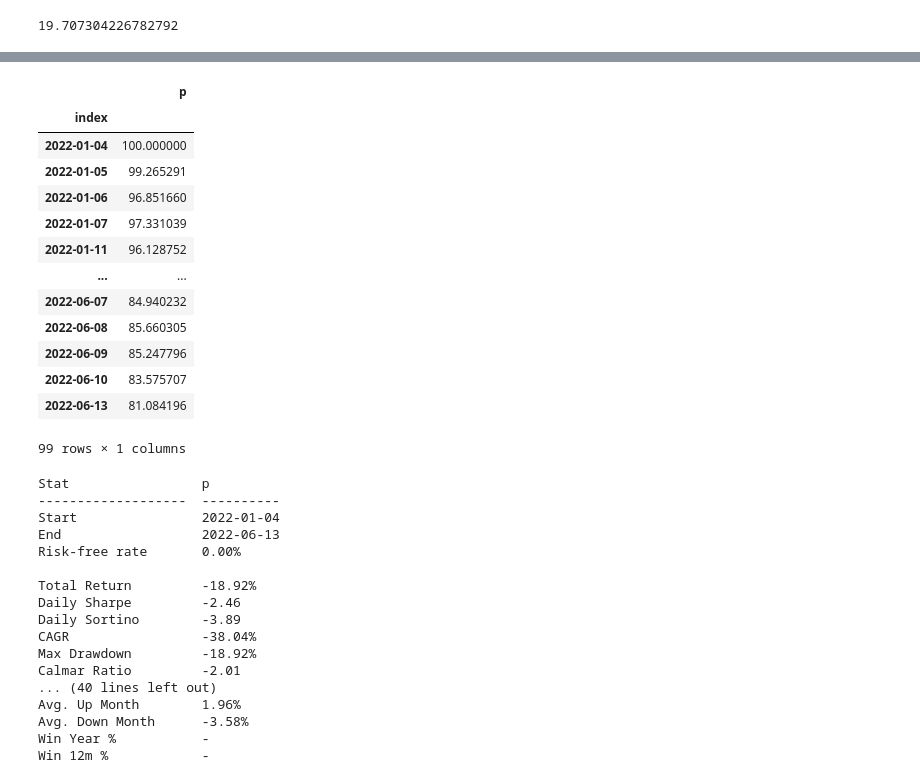
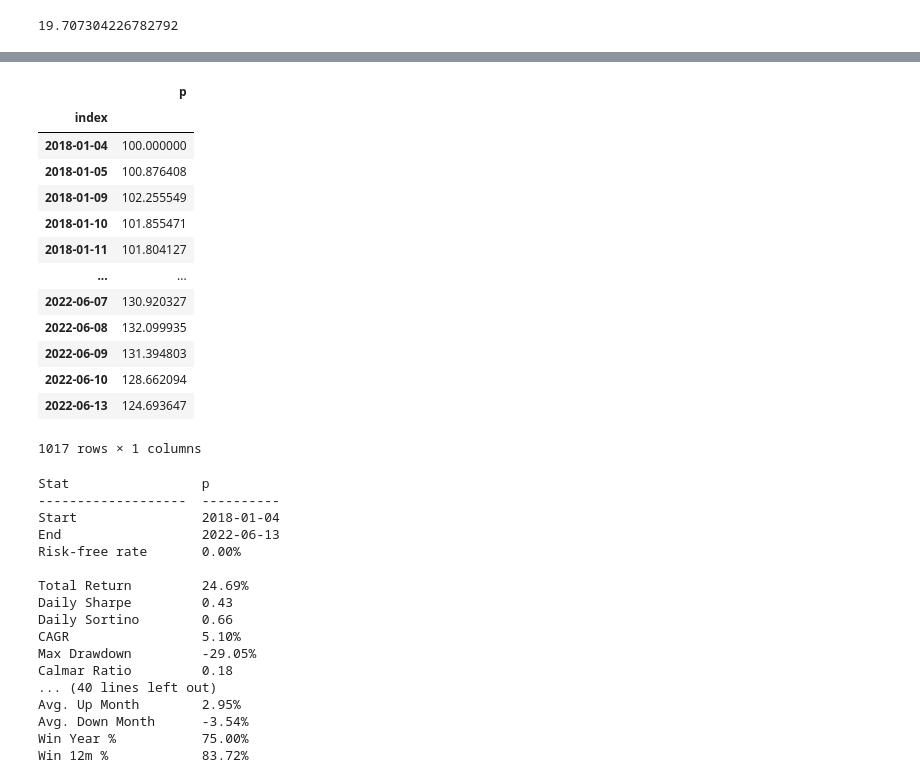
Before and after one commit to resquator/pam.simulator, a Jupyter notebook: simulation-ffn.ipynb, the cells around one changed output, grey strips where cells are left out. Cells and saved outputs as stored; diff of their text form; code cells hidden in the pictures.

```diff
--- a/simulation-ffn.ipynb
+++ b/simulation-ffn.ipynb
@@ -402,23 +447,23 @@ pd.DataFrame(portfolio).to_csv('portfolios/ptf1.csv')
 # %%
 isins = ['p']
-filename = 'portfolios/ptf1.csv'
+filename = 'portfolios/ptf1a.csv'
 ptf_prices = ffn.get(f'{isins[0]}', provider=ffn.data.csv, path=filename)
 ptf_prices
 # %% [output]
 |  | p |
 | index |  |
-| 2022-01-04 | 100.000000 |
-| 2022-01-05 | 99.265291 |
-| 2022-01-06 | 96.851660 |
-| 2022-01-07 | 97.331039 |
-| 2022-01-11 | 96.128752 |
+| 2018-01-04 | 100.000000 |
+| 2018-01-05 | 100.876408 |
+| 2018-01-09 | 102.255549 |
+| 2018-01-10 | 101.855471 |
+| 2018-01-11 | 101.804127 |
 | ... | ... |
-| 2022-06-07 | 84.940232 |
-| 2022-06-08 | 85.660305 |
-| 2022-06-09 | 85.247796 |
-| 2022-06-10 | 83.575707 |
-| 2022-06-13 | 81.084196 |
+| 2022-06-07 | 130.920327 |
+| 2022-06-08 | 132.099935 |
+| 2022-06-09 | 131.394803 |
+| 2022-06-10 | 128.662094 |
+| 2022-06-13 | 124.693647 |
-99 rows × 1 columns
+1017 rows × 1 columns
 # %%
 ptf_stats = ptf_prices.calc_stats()
 # %%
@@ -426,18 +471,18 @@ ffn.core.GroupStats(ptf_prices).display()
 # %% [output]
 Stat                 p
 -------------------  ----------
-Start                2022-01-04
+Start                2018-01-04
 End                  2022-06-13
 Risk-free rate       0.00%
 
-Total Return         -18.92%
-Daily Sharpe         -2.46
-Daily Sortino        -3.89
-CAGR                 -38.04%
-Max Drawdown         -18.92%
-Calmar Ratio         -2.01
+Total Return         24.69%
+Daily Sharpe         0.43
+Daily Sortino        0.66
+CAGR                 5.10%
+Max Drawdown         -29.05%
+Calmar Ratio         0.18
 ... (40 lines left out)
-Avg. Up Month        1.96%
-Avg. Down Month      -3.58%
-Win Year %           -
-Win 12m %            -
+Avg. Up Month        2.95%
+Avg. Down Month      -3.54%
+Win Year %           75.00%
+Win 12m %            83.72%
```
Also changed, not shown: parts of 51 cells of this notebook, 15 other files.
